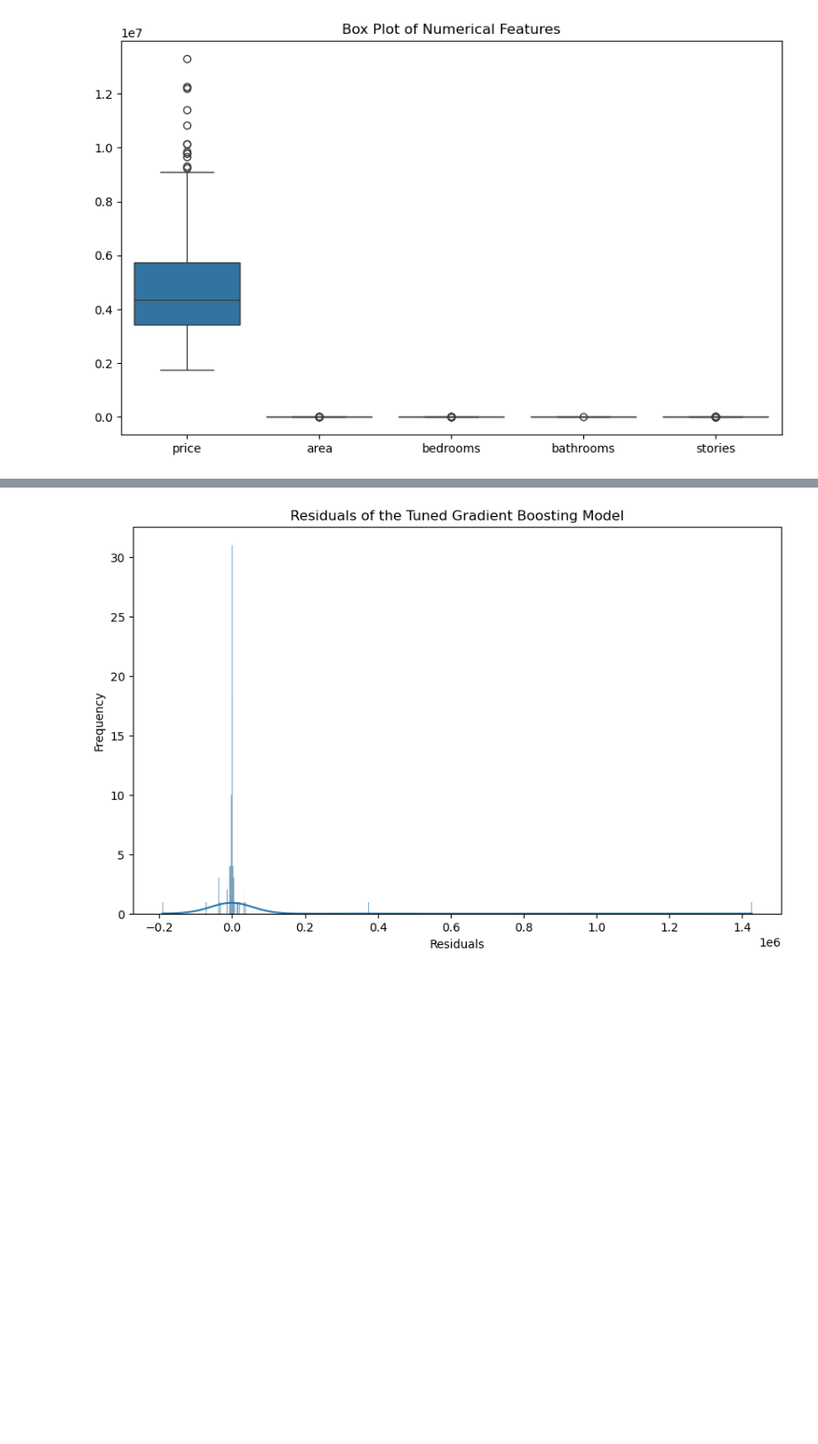
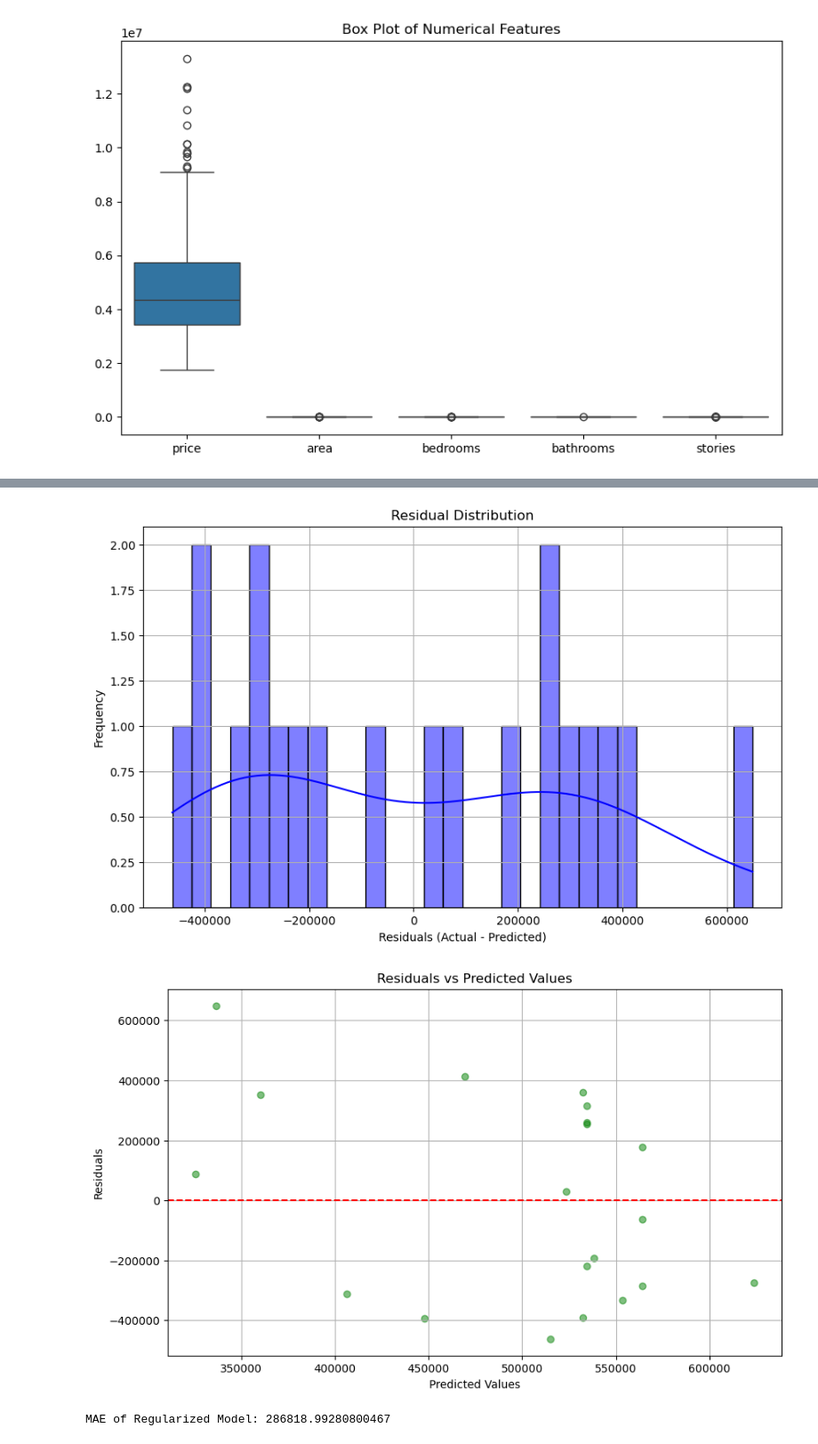
Before and after one commit to mb288/CAP4770FinalProject, a Jupyter notebook: housePrediction.ipynb, the cells around one changed output, grey strips where cells are left out. Shown at 89% size. Saved outputs shown, nothing was run; the diff lists cells and outputs as text; code cells hidden in the pictures; blank space fills up the shorter version.

```diff
--- a/housePrediction.ipynb
+++ b/housePrediction.ipynb
@@ -439,16 +362,53 @@ Best MAE from RandomizedSearchCV: 15069.310685132392
-# %%
-import seaborn as sns
-import matplotlib.pyplot as plt
-
-# Residuals on the test set
-residuals = y_test - y_pred_best_gb
-
-# Plotting the residuals
-plt.figure(figsize=(10, 6))
-sns.histplot(residuals, kde=True)
-plt.title("Residuals of the Tuned Gradient Boosting Model")
-plt.xlabel("Residuals")
-plt.ylabel("Frequency")
-plt.show()
-# %% [output]
-[figure, removed]
+# %%
+# Residual Analysis and Regularization for Gradient Boosting Regressor
+import seaborn as sns
+import matplotlib.pyplot as plt
+from sklearn.metrics import mean_absolute_error
+from sklearn.ensemble import GradientBoostingRegressor
+
+# Refit the Gradient Boosting model with the best parameters from tuning
+best_gb_model = GradientBoostingRegressor(
+    n_estimators=100, learning_rate=0.01, max_depth=3, min_samples_split=2, random_state=42
+)
+best_gb_model.fit(X_train, y_train)
+
+# Predictions and residuals for analysis
+y_pred = best_gb_model.predict(X_test)
+residuals = y_test - y_pred
+
+# Plotting Residuals Distribution
+plt.figure(figsize=(10, 6))
+sns.histplot(residuals, kde=True, color='blue', bins=30)
+plt.title("Residual Distribution")
+plt.xlabel("Residuals (Actual - Predicted)")
+plt.ylabel("Frequency")
+plt.grid()
+plt.show()
+
+# Scatter plot of residuals vs predicted values
+plt.figure(figsize=(10, 6))
+plt.scatter(y_pred, residuals, alpha=0.5, color='green')
+plt.axhline(0, color='red', linestyle='--')
+plt.title("Residuals vs Predicted Values")
+plt.xlabel("Predicted Values")
+plt.ylabel("Residuals")
+plt.grid()
+plt.show()
+
+# Regularization: Adjust `min_samples_split` and `subsample` to reduce overfitting
+regularized_gb_model = GradientBoostingRegressor(
+    n_estimators=100, learning_rate=0.01, max_depth=3, min_samples_split=10, subsample=0.8, random_state=42
+)
+regularized_gb_model.fit(X_train, y_train)
+
+# Predictions for the regularized model
+y_pred_reg = regularized_gb_model.predict(X_test)
+residuals_reg = y_test - y_pred_reg
+
+# Calculate MAE for the regularized model
+mae_regularized = mean_absolute_error(y_test, y_pred_reg)
+print("MAE of Regularized Model:", mae_regularized)
+# %% [output]
+[figure, added]
+[figure, added]
+MAE of Regularized Model: 286818.99280800467
```
Also changed, not shown: parts of 17 cells of this notebook, 2 other files.
